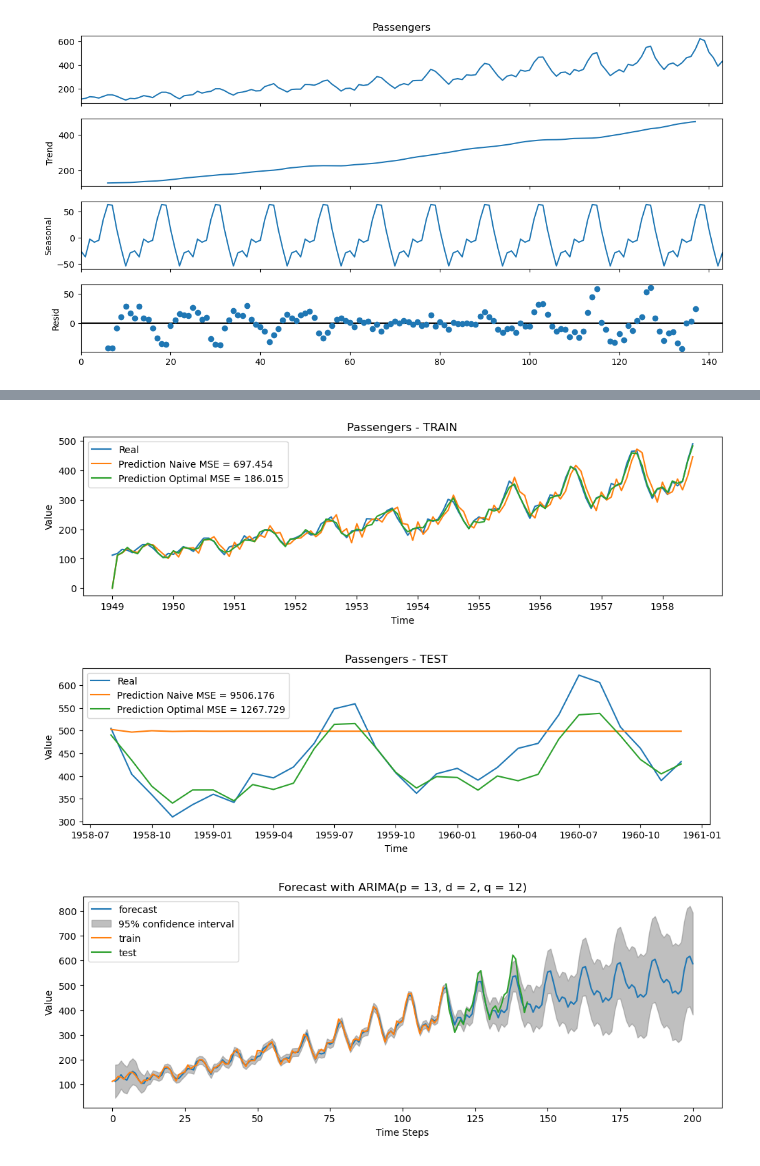
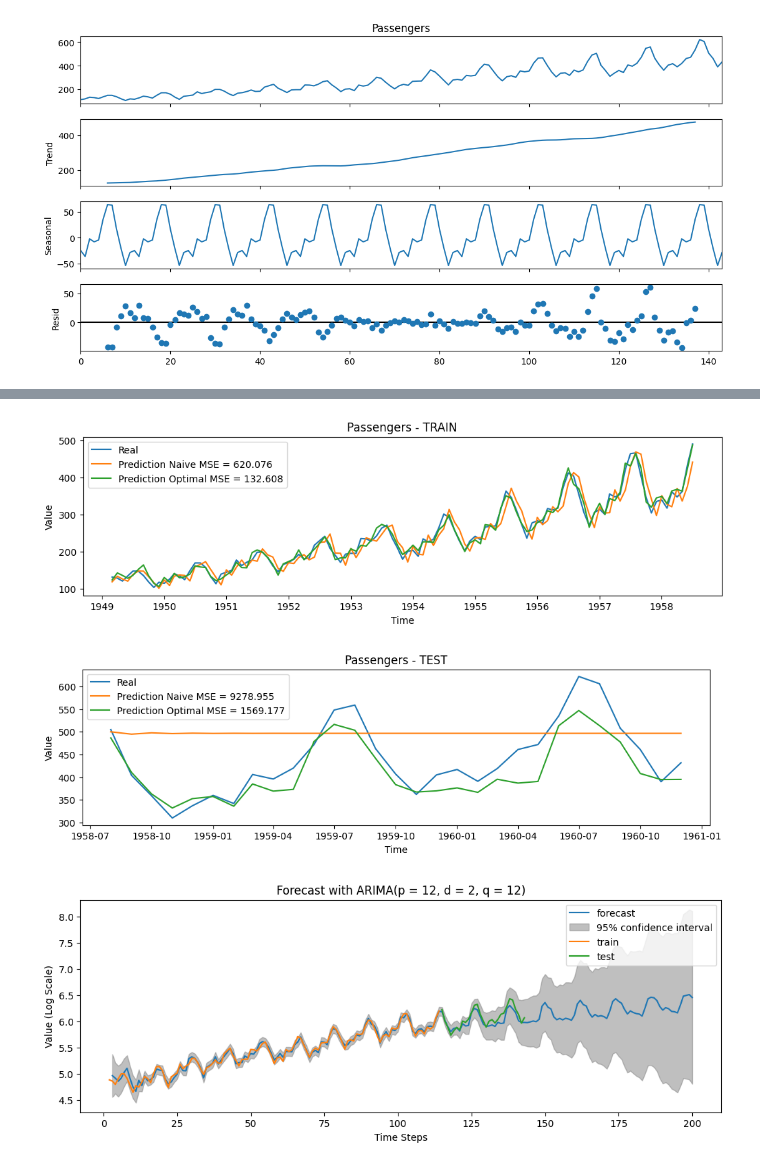
Before and after one commit to Bruno-Moreno/ML---Study, a Jupyter notebook: notebooks/TS/arima_model.ipynb, the cells around one changed output, grey strips where cells are left out. Saved outputs shown, nothing was run; the diff lists cells and outputs as text; code cells hidden in the pictures.

Commit message:
Arima Model Notebook Update

```diff
--- a/notebooks/TS/arima_model.ipynb
+++ b/notebooks/TS/arima_model.ipynb
@@ -158,10 +305,12 @@ The value outside the blue region is $q=12$ and after that, all the others lags
 # %%
 # Arima Naive
-p = 13
-d = 1
+ts_variable = "Passengers_log"
+
+p = 12
+d = 2
 q = 12
 
-model_naive = ARIMA(train[f"{ts_variable}"], order=(1,1,1))
+model_naive = ARIMA(train[f"{ts_variable}"], order=(1, 1, 1))
 model_optimal = ARIMA(train[f"{ts_variable}"], order=(p,d,q))
 
 model_naive_fit = model_naive.fit()
@@ -212,8 +361,12 @@ max    112.000000
 # %%
 train["prediction_optimal"] = model_optimal_fit.predict(start=0, end=len(train))
 train["prediction_naive"] = model_naive_fit.predict(start=0, end=len(train))
+train["prediction_optimal_exp"] = np.exp(train["prediction_optimal"])
+train["prediction_naive_exp"] = np.exp(train["prediction_naive"])
 
 test["prediction_optimal"] = model_optimal_fit.forecast(steps = len(test))
 test["prediction_naive"] = model_naive_fit.forecast(steps = len(test))
+test["prediction_optimal_exp"] = np.exp(test["prediction_optimal"])
+test["prediction_naive_exp"] = np.exp(test["prediction_naive"])
 test
 # %% [output]
@@ -237,14 +390,18 @@ test
+# %%
+# Fix the D values missing.
+train = train[d:]
 # %%
-mse_train_naive = mean_squared_error(train[ts_variable], train['prediction_naive'])
-mse_train_optimal = mean_squared_error(train[ts_variable], train['prediction_optimal'])
+ts_variable = "Passengers"
+mse_train_naive = mean_squared_error(train[ts_variable], train['prediction_naive_exp'])
+mse_train_optimal = mean_squared_error(train[ts_variable], train['prediction_optimal_exp'])
 
-mse_test_naive = mean_squared_error(test[ts_variable], test['prediction_naive'])
-mse_test_optimal = mean_squared_error(test[ts_variable], test['prediction_optimal'])
+mse_test_naive = mean_squared_error(test[ts_variable], test['prediction_naive_exp'])
+mse_test_optimal = mean_squared_error(test[ts_variable], test['prediction_optimal_exp'])
 
 plt.figure(figsize=(12,3))
 plt.plot(train[date_variable], train[ts_variable], label = f'Real')
-plt.plot(train[date_variable], train["prediction_naive"], label = f"Prediction Naive MSE = {round(mse_train_naive,3)}")
-plt.plot(train[date_variable], train["prediction_optimal"], label = f"Prediction Optimal MSE = {round(mse_train_optimal,3)}")
+plt.plot(train[date_variable], train["prediction_naive_exp"], label = f"Prediction Naive MSE = {round(mse_train_naive,3)}")
+plt.plot(train[date_variable], train["prediction_optimal_exp"], label = f"Prediction Optimal MSE = {round(mse_train_optimal,3)}")
 plt.title(f"{ts_variable} - TRAIN")
 plt.xlabel("Time")
 plt.ylabel("Value")
@@ -253,25 +410,25 @@ plt.show()
 
 plt.figure(figsize=(12,3))
 plt.plot(test[date_variable], test[ts_variable], label = f'Real')
-plt.plot(test[date_variable], test["prediction_naive"], label = f"Prediction Naive MSE = {round(mse_test_naive,3)}")
-plt.plot(test[date_variable], test["prediction_optimal"], label = f"Prediction Optimal MSE = {round(mse_test_optimal,3)}")
+plt.plot(test[date_variable], test["prediction_naive_exp"], label = f"Prediction Naive MSE = {round(mse_test_naive,3)}")
+plt.plot(test[date_variable], test["prediction_optimal_exp"], label = f"Prediction Optimal MSE = {round(mse_test_optimal,3)}")
 plt.title(f"{ts_variable} - TEST")
 plt.xlabel("Time")
 plt.ylabel("Value")
 plt.legend()
 plt.show()
 # %% [output]
-[figure, old version]
+[figure, new version]
-[figure, old version]
+[figure, new version]
 # %%
 fig, ax = plt.subplots(figsize = (12,4))
-plot_predict(model_optimal_fit, 1,200, ax = ax)
-ax.plot(range(len(train[date_variable])), train[ts_variable], label = f'train')
-ax.plot(range(115, 115 + len(test[date_variable])), test[ts_variable], label = f'test')
+plot_predict(model_optimal_fit, 3, 200, ax = ax)
+ax.plot(range(2, len(train[date_variable]) + 2), np.log(train[ts_variable]), label = f'train')
+ax.plot(range(115, 115 + len(test[date_variable])), np.log(test[ts_variable]), label = f'test')
 plt.legend()
 plt.xlabel("Time Steps")
-plt.ylabel("Value")
-plt.title("Forecast with ARIMA(p = 13, d = 2, q = 12)")
+plt.ylabel("Value (Log Scale)")
+plt.title("Forecast with ARIMA(p = 12, d = 2, q = 12)")
 plt.savefig("img/arima_results.png", dpi = 300, bbox_inches='tight')
 # %% [output]
-[figure, old version]
+[figure, new version]
```
Also changed, not shown: parts of 40 cells of this notebook, 5 other files.
